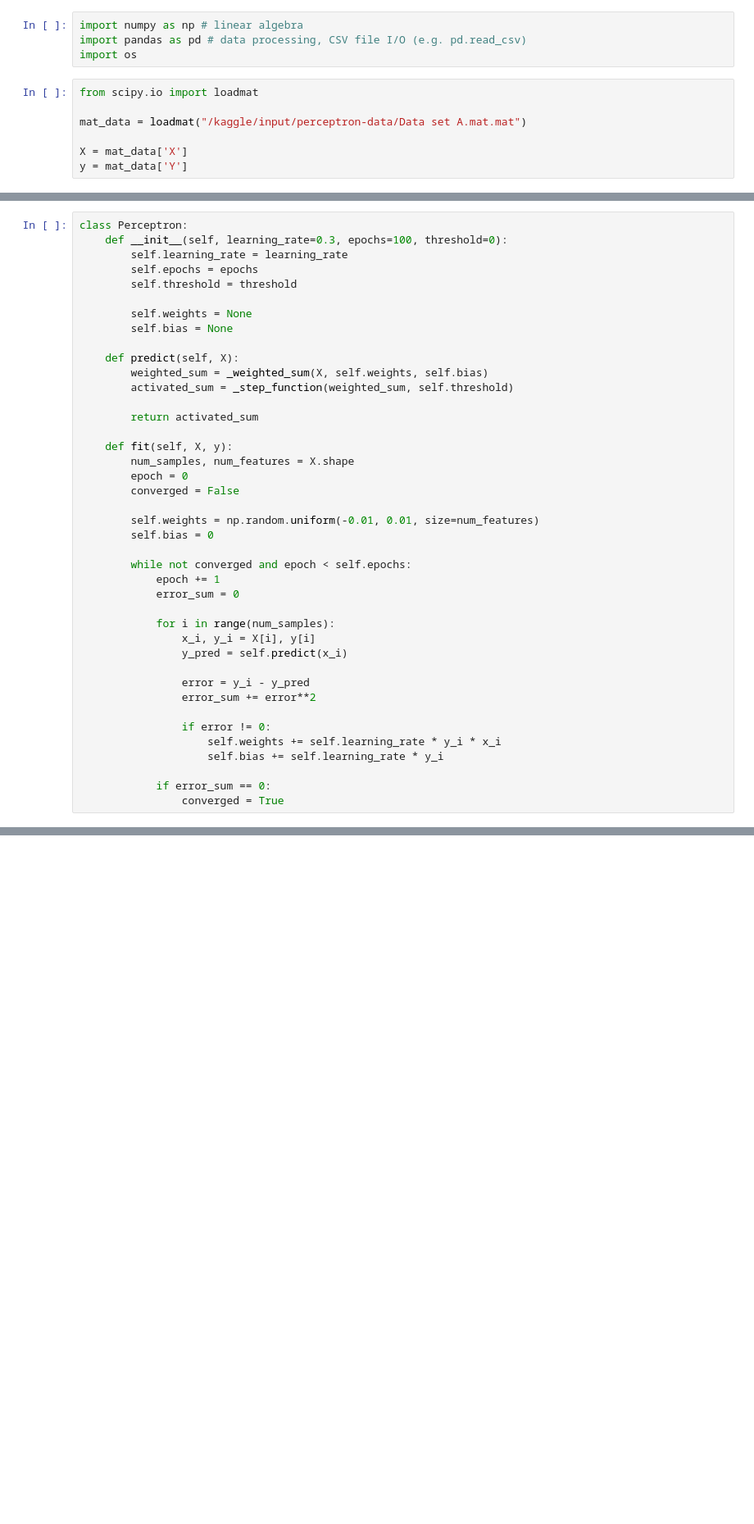
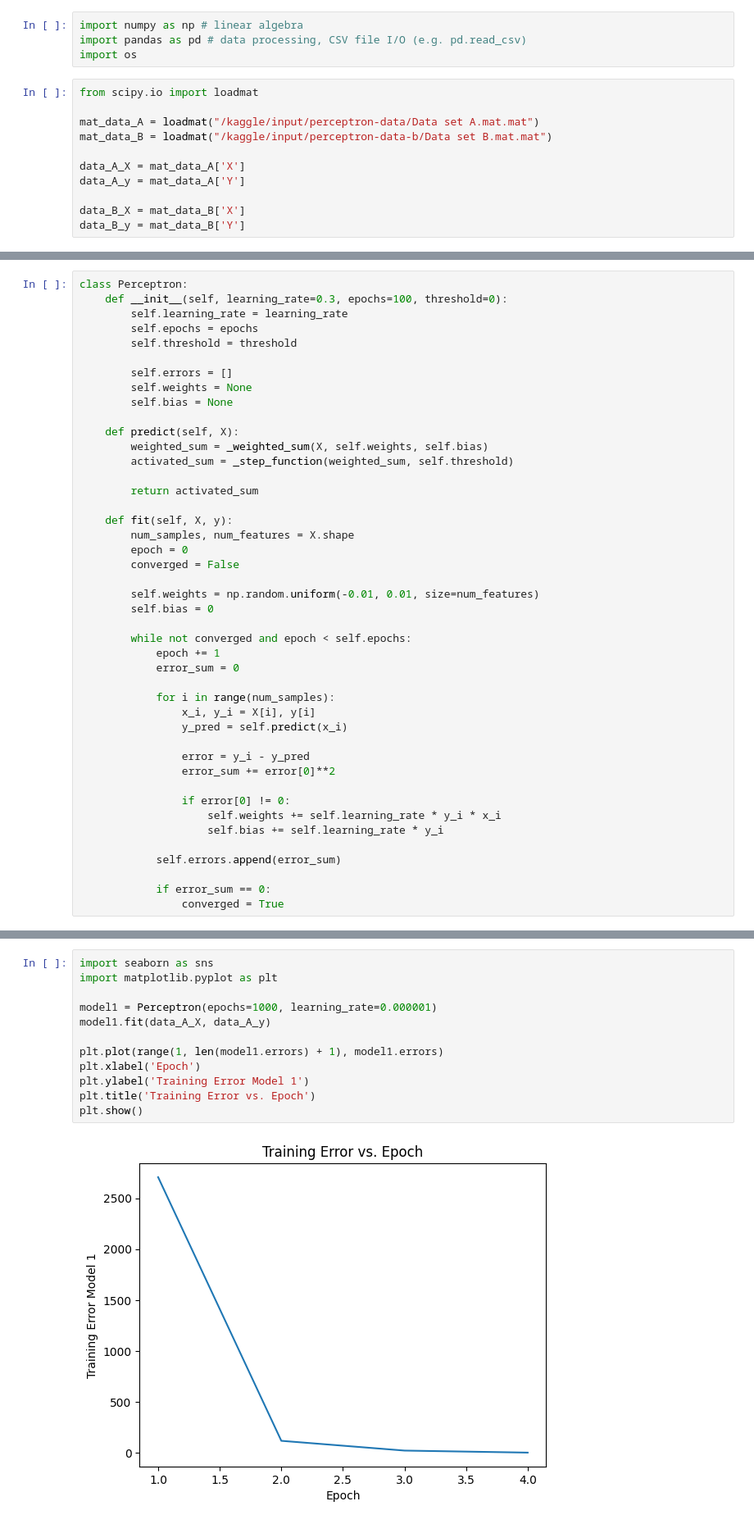
Before and after one commit to AdamPSU/FromScratch, a Jupyter notebook: Neural Networks/perceptron.ipynb, the cells around one changed output, grey strips where cells are left out. Shown: that part at 82% size. Drawn from its saved outputs; the diff is of its cells as text; blank space fills up the shorter version.

Commit message:
Finalized Perceptron

```diff
--- a/Neural Networks/perceptron.ipynb
+++ b/Neural Networks/perceptron.ipynb
@@ -5,10 +5,14 @@ import os
 # %%
 from scipy.io import loadmat
 
-mat_data = loadmat("/kaggle/input/perceptron-data/Data set A.mat.mat")
+mat_data_A = loadmat("/kaggle/input/perceptron-data/Data set A.mat.mat")
+mat_data_B = loadmat("/kaggle/input/perceptron-data-b/Data set B.mat.mat")
 
-X = mat_data['X']
-y = mat_data['Y']
+data_A_X = mat_data_A['X']
+data_A_y = mat_data_A['Y']
+
+data_B_X = mat_data_B['X']
+data_B_y = mat_data_B['Y']
 # %%
 def _step_function(weighted_sum, threshold):
     """
@@ -64,6 +68,7 @@ class Perceptron:
         self.epochs = epochs
         self.threshold = threshold
 
+        self.errors = []
         self.weights = None
         self.bias = None
 
@@ -90,11 +95,13 @@ class Perceptron:
                 y_pred = self.predict(x_i)
 
                 error = y_i - y_pred
-                error_sum += error**2
+                error_sum += error[0]**2
 
-                if error != 0:
+                if error[0] != 0:
                     self.weights += self.learning_rate * y_i * x_i
                     self.bias += self.learning_rate * y_i
 
+            self.errors.append(error_sum)
+
             if error_sum == 0:
                 converged = True
@@ -103,0 +110,14 @@ model.fit(X, y)
+# %%
+import seaborn as sns
+import matplotlib.pyplot as plt
+
+model1 = Perceptron(epochs=1000, learning_rate=0.000001)
+model1.fit(data_A_X, data_A_y)
+
+plt.plot(range(1, len(model1.errors) + 1), model1.errors)
+plt.xlabel('Epoch')
+plt.ylabel('Training Error Model 1')
+plt.title('Training Error vs. Epoch')
+plt.show()
+# %% [output]
+[figure, added]
```
Also changed, not shown: parts of 12 cells of this notebook.
